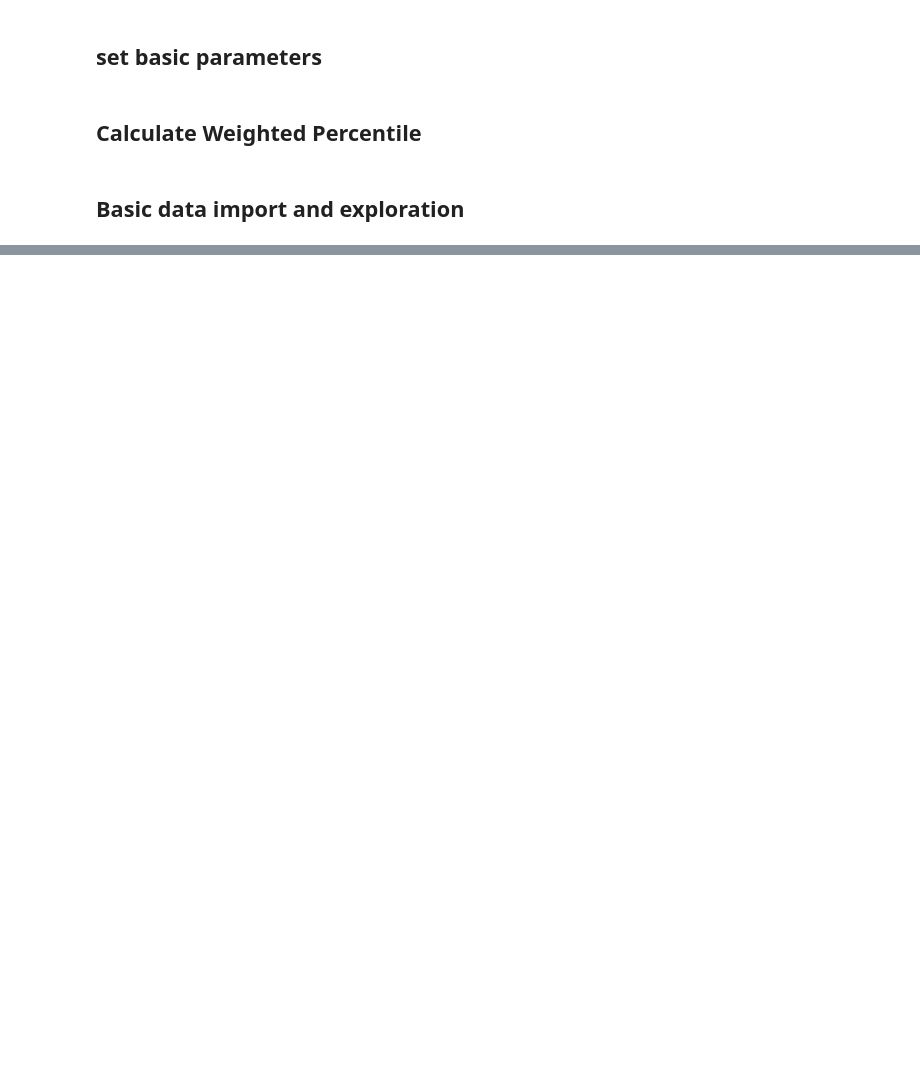
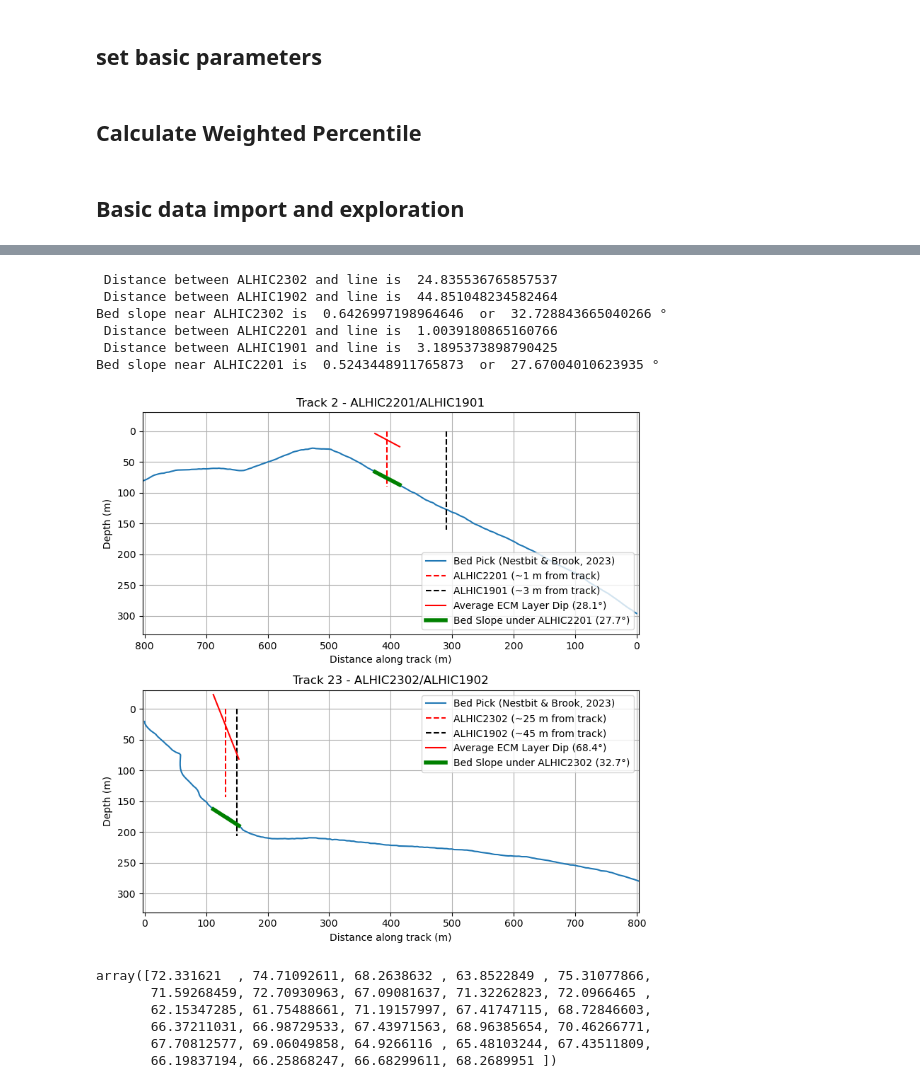
Before and after one commit to liamkirkpatrick/3d_ecm, a Jupyter notebook: scripts/radar/explore_picks.ipynb, the cells around one changed output, grey strips where cells are left out. Cells and saved outputs as stored; diff of their text form; code cells hidden in the pictures; blank space fills up the shorter version.

```diff
--- a/scripts/radar/explore_picks.ipynb
+++ b/scripts/radar/explore_picks.ipynb
@@ -154,33 +187,30 @@ line02.plot(ax=ax, color='g')
+# %%
+path_to_angles = '../../data/angles/'
+alhic2302_angle = pd.read_pickle(path_to_angles+'alhic2302_angles.df')
+alhic2201_angle = pd.read_pickle(path_to_angles+'alhic2201_angles.df')
 # %%
 fig,ax = plt.subplots(2,1,figsize=(8,8))
 
 for line,name,ax,cores,core_angle in zip([line23,line02],
                                          ['Track 23','Track 2'],
-                                         [ax[0],ax[1]],
+                                         [ax[1],ax[0]],
                                          [[ALHIC2302,ALHIC1902],[ALHIC2201,ALHIC1901]],
                                          [alhic2302_angle,alhic2201_angle]):
-    # Load radar angle data
-    angles = []
-    angle_depth = []
-    for idx,row in core_angle.iterrows():
-        percentiles = row['dip_percentiles']
-        median = percentiles[2]
-        angle_depth.append(row['depth'])
-        angles.append(median)
 
     # calculate the mean angle for all sections where the IQR is less than 20 degrees
     valid_angles = []
+    valid_depths = []
     for idx, row in core_angle.iterrows():
         percentiles = row['dip_percentiles']
         iqr = abs(percentiles[3] - percentiles[1])
         if iqr < 20:
             valid_angles.append(percentiles[2])
+            valid_depths.append(row['depth'])
     if valid_angles:
-        angle_mean = np.mean(abs(valid_angles))
+        angle_mean = np.mean(abs(np.array(valid_angles)))
+        angle_depth_mean = np.mean(valid_depths)
     else:
         print("ERROR: NO VALID ANGLES")
-
-
 
     # Get the latitude, longitude, and depth values
     lat = line['Lat()'].to_numpy()
@@ -205,8 +235,6 @@ for line,name,ax,cores,core_angle in zip([line23,line02],
     for core,c in zip(cores,color):
         label = core.name + ' (~'+str(round(core.track_dist))+' m from track)'
         ax.plot([dist[core.track_idx],dist[core.track_idx]],[0,core.depth],c,label=label)
-
-
 
     # calculate the bed slope near the core
     core = cores[0] # pick relevant core
@@ -231,31 +259,50 @@ for line,name,ax,cores,core_angle in zip([line23,line02],
             'r',
             label = 'Average ECM Layer Dip ('+str(round(angle_mean,1))+'°)')
 
 
     # plot the bed slope
     ax.plot([dist[idx_min],dist[idx_max]],[depth[idx_min],depth[idx_max]],
             'g',
             label='Bed Slope under '+core.name+' ('+str(round(dip,1))+'°)',
             linewidth=4)
 
     # set axis to equal scale
     ax.axis('equal')
 
     # apply x axis limits
     if name == 'Track 23':
         ax.set_xlim(0,800)
         ax.legend(loc='upper right')
     else:
-        ax.set_xlim(0,800)
+        ax.set_xlim(800,0)
         ax.legend(loc='lower right')
 
 
     # plot housekeeping
     title = name + ' - ' + cores[0].name +'/'+cores[1].name
     ax.set_title(title)
     ax.set_xlabel('Distance along track (m)')
     ax.set_ylabel('Depth (m)')
     ax.set_ylim(300,0)
     ax.grid(True)
 
 fig.tight_layout()
+
+fig.savefig('../../figures/paper_figures/radar.png')
+# %% [output]
+ Distance between ALHIC2302 and line is  24.835536765857537
+ Distance between ALHIC1902 and line is  44.851048234582464
+Bed slope near ALHIC2302 is  0.6426997198964646  or  32.728843665040266 °
+ Distance between ALHIC2201 and line is  1.0039180865160766
+ Distance between ALHIC1901 and line is  3.1895373898790425
+Bed slope near ALHIC2201 is  0.5243448911765873  or  27.67004010623935 °
+[figure, added]
+# %%
+abs(np.array(valid_angles))
+# %% [output]
+array([72.331621  , 74.71092611, 68.2638632 , 63.8522849 , 75.31077866,
+       71.59268459, 72.70930963, 67.09081637, 71.32262823, 72.0966465 ,
+       62.15347285, 61.75488661, 71.19157997, 67.41747115, 68.72846603,
+       66.37211031, 66.98729533, 67.43971563, 68.96385654, 70.46266771,
+       67.70812577, 69.06049858, 64.9266116 , 65.48103244, 67.43511809,
+       66.19837194, 66.25868247, 66.68299611, 68.2689951 ])
```
Also changed, not shown: parts of 4 cells of this notebook, 14 other files.
